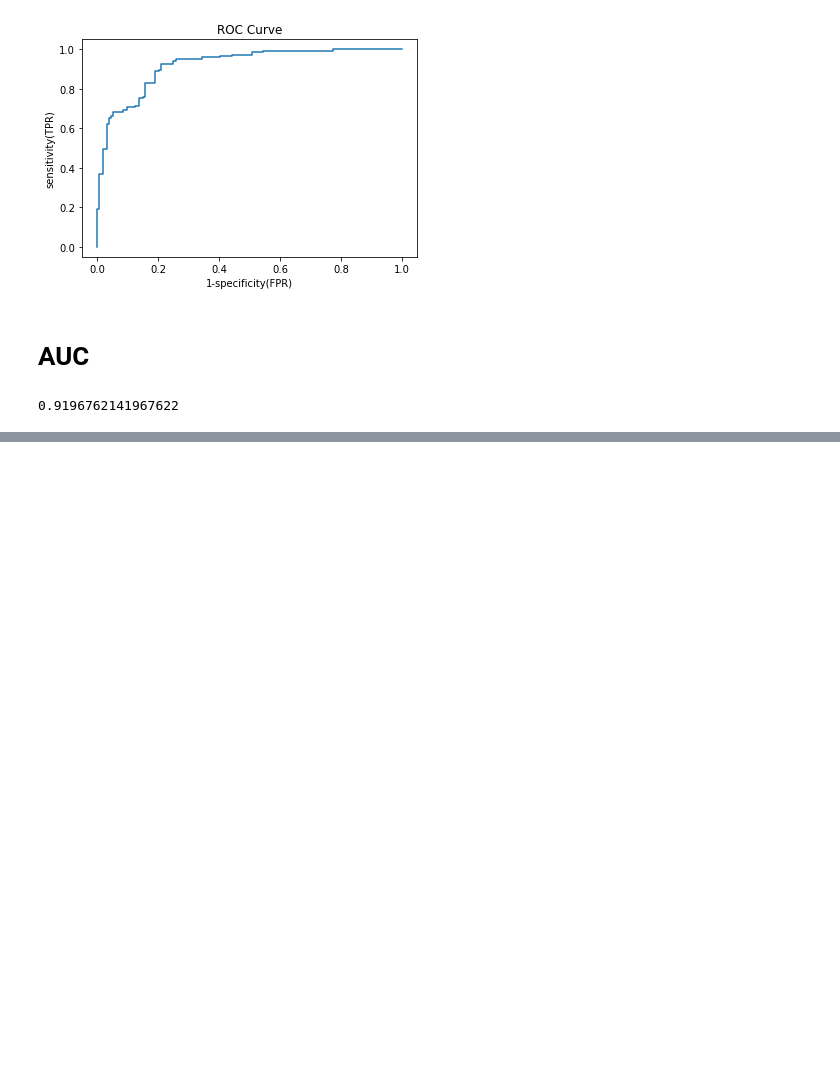
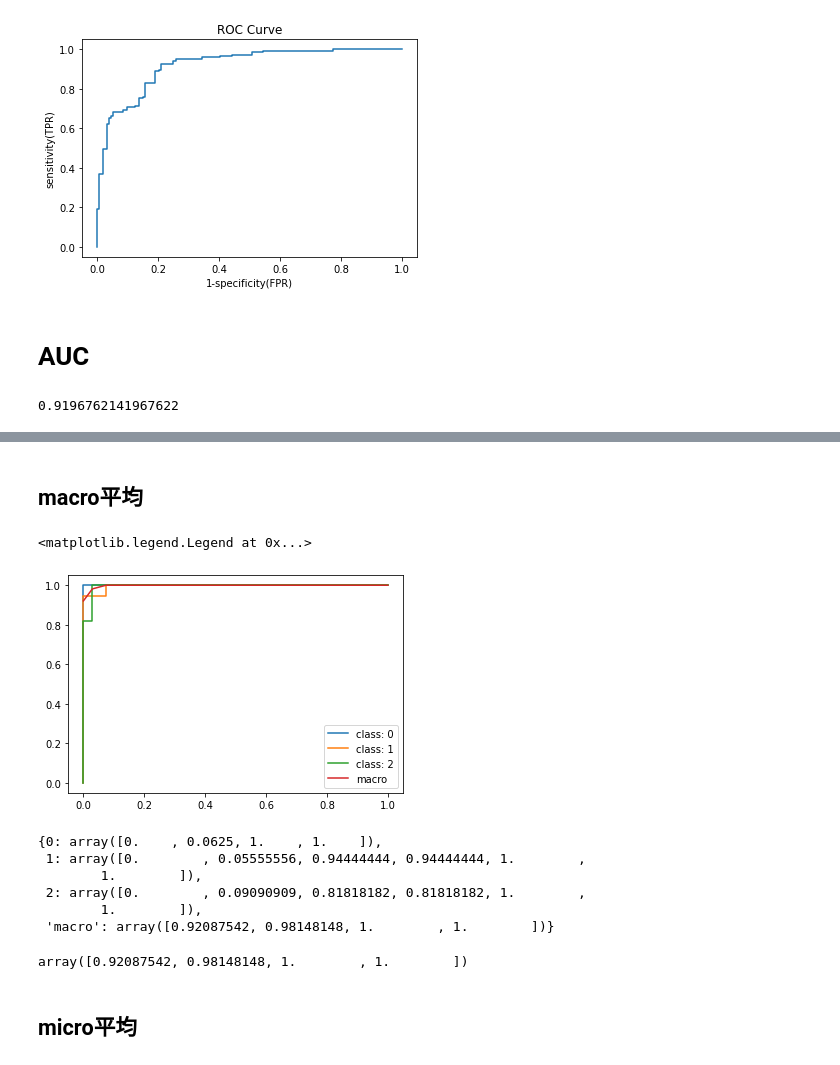
Before and after one commit to keisuke-yoshida4/Machine-Learning, a Jupyter notebook: classifier_metrics.ipynb, the cells around one changed output, grey strips where cells are left out. Saved outputs shown, nothing was run; the diff lists cells and outputs as text; code cells hidden in the pictures; blank space fills up the shorter version.

```diff
--- a/classifier_metrics.ipynb
+++ b/classifier_metrics.ipynb
@@ -238,0 +242,10 @@ auc(fpr, tpr)
+# %%
+#　データロード
+df = sns.load_dataset('iris')
+y_col = 'species'
+X = df.drop(columns=[y_col])
+y = df[y_col]
+X_train, X_test, y_train, y_test = train_test_split(X, y, test_size=0.3, random_state=0)
+model = LogisticRegression()
+model.fit(X_train, y_train)
+y_pred_proba = model.predict_proba(X_test)
@@ -238,0 +260,20 @@ auc(fpr, tpr)
+# %% [markdown]
+## macro平均
+# %%
+y_test_one_hot = label_binarize(y_test, classes=model.classes_)
+n_classes = len(model.classes_)
+fpr = {}
+tpr = {}
+roc_auc = {}
+for i in range(n_classes):
+    fpr[i], tpr[i], _ = roc_curve(y_test_one_hot[:, i], y_pred_proba[:, i])
+    roc_auc[i] = auc(fpr[i], tpr[i])
+# %%
+# それぞれのクラスのROC
+for i in range(n_classes):
+    plt.plot(fpr[i], tpr[i], label=f'class: {i}')
+plt.plot(fpr['macro'], tpr['macro'], label='macro')
+plt.legend()
+# %% [output]
+<matplotlib.legend.Legend at 0x...>
+[figure, added]
@@ -238,0 +292,15 @@ auc(fpr, tpr)
+# %%
+tpr
+# %% [output]
+{0: array([0.    , 0.0625, 1.    , 1.    ]),
+ 1: array([0.        , 0.05555556, 0.94444444, 0.94444444, 1.        ,
+        1.        ]),
+ 2: array([0.        , 0.09090909, 0.81818182, 0.81818182, 1.        ,
+        1.        ]),
+ 'macro': array([0.92087542, 0.98148148, 1.        , 1.        ])}
+# %%
+mean_tpr
+# %% [output]
+array([0.92087542, 0.98148148, 1.        , 1.        ])
+# %% [markdown]
+## micro平均
```
Also changed, not shown: parts of 7 cells of this notebook.
